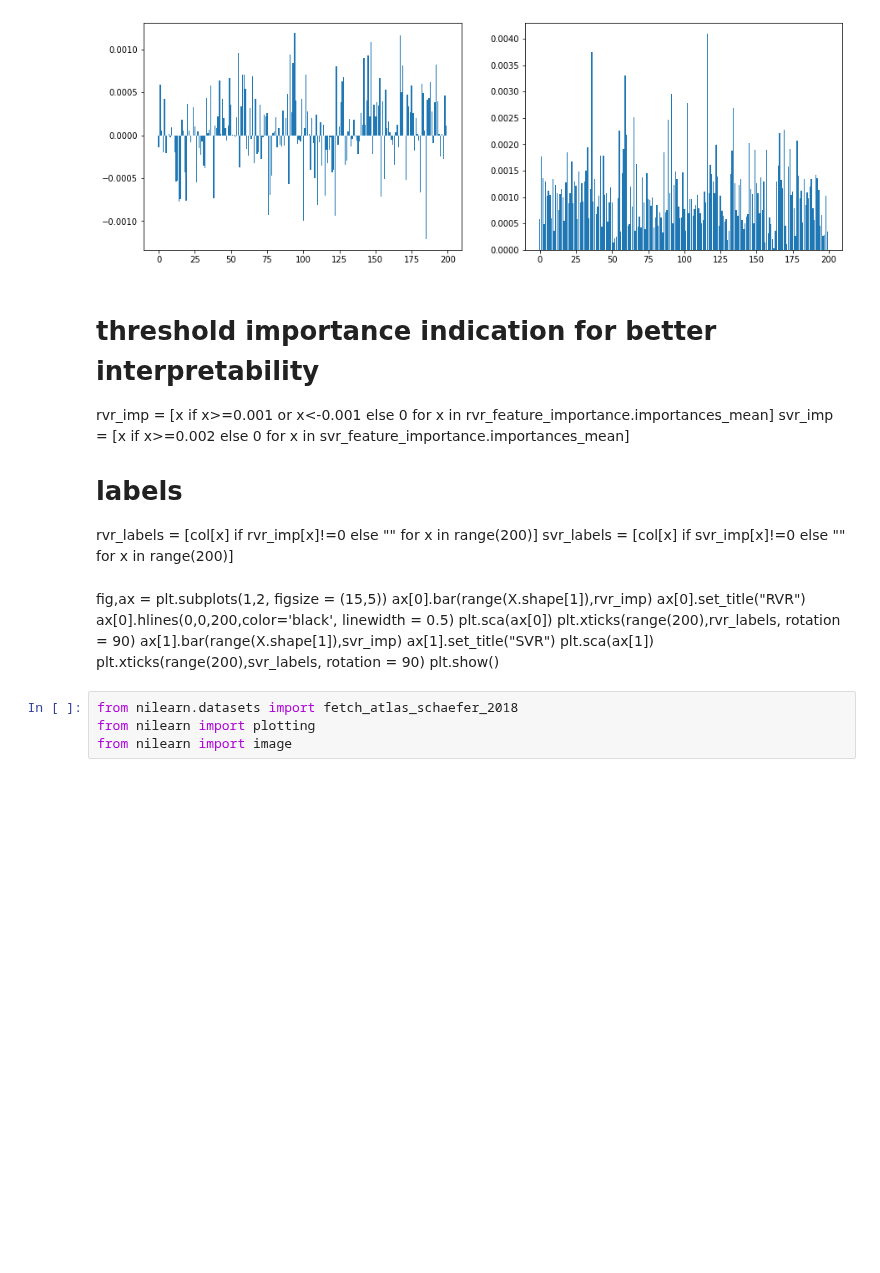
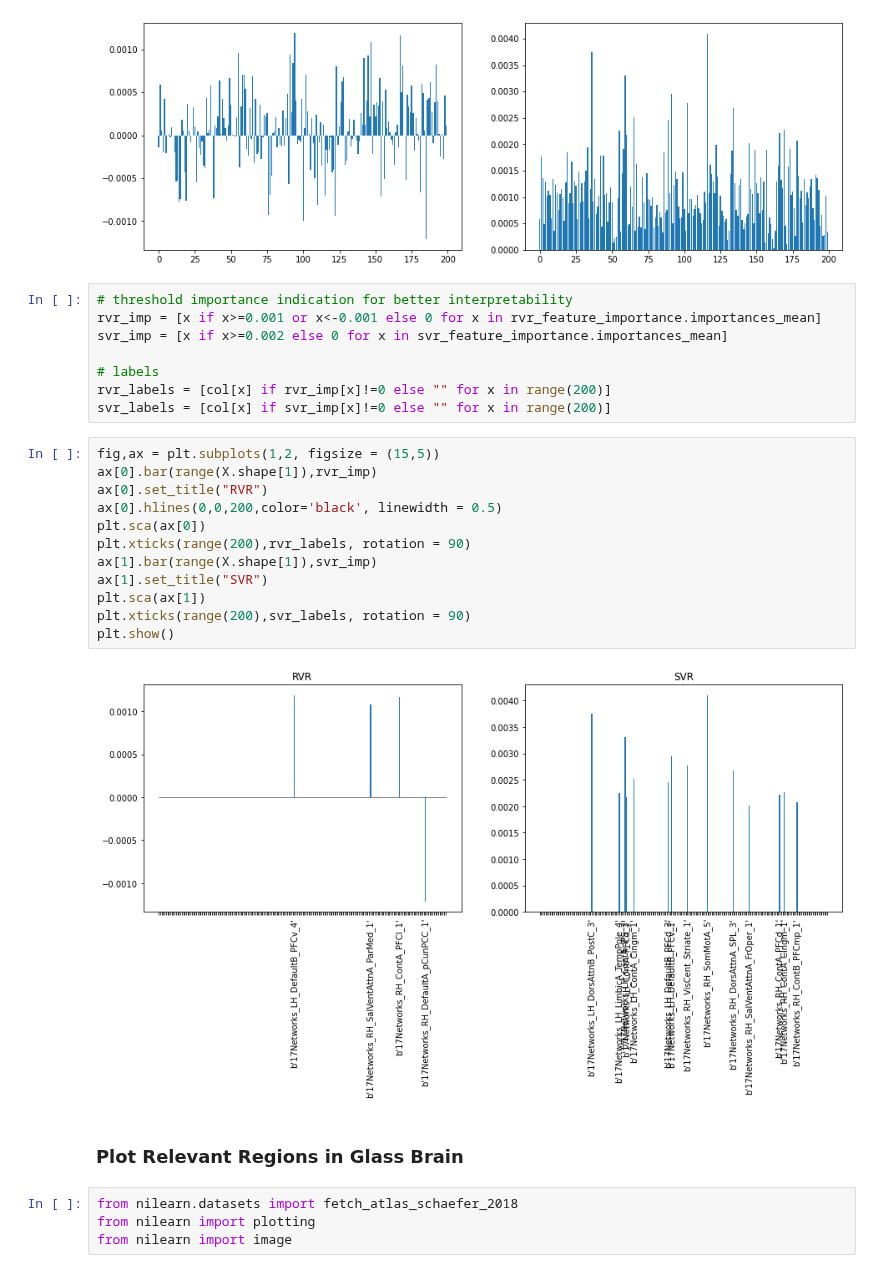
Before and after one commit to elenadoe/Brain_Age_PET_MRI, a Jupyter notebook: src/2_cv_test.ipynb, the cells around one changed output. Cells and saved outputs as stored; diff of their text form; blank space fills up the shorter version.

Commit message:
added permutation importance and plotting

```diff
--- a/src/2_cv_test.ipynb
+++ b/src/2_cv_test.ipynb
@@ -76,26 +78,30 @@ ax[1].bar(range(X.shape[1]),svr_feature_importance.importances_mean)
 plt.show()
 # %% [output]
 [figure]
-# %% [markdown]
-# threshold importance indication for better interpretability
-rvr_imp = [x if x>=0.001 or x<-0.001 else 0 for x in rvr_feature_importance.importances_mean]
-svr_imp = [x if x>=0.002 else 0 for x in svr_feature_importance.importances_mean]
-
-# labels
-rvr_labels = [col[x] if rvr_imp[x]!=0 else "" for x in range(200)]
-svr_labels = [col[x] if svr_imp[x]!=0 else "" for x in range(200)]
-# %% [markdown]
-fig,ax = plt.subplots(1,2, figsize = (15,5))
-ax[0].bar(range(X.shape[1]),rvr_imp)
-ax[0].set_title("RVR")
-ax[0].hlines(0,0,200,color='black', linewidth = 0.5)
-plt.sca(ax[0])
-plt.xticks(range(200),rvr_labels, rotation = 90)
-ax[1].bar(range(X.shape[1]),svr_imp)
-ax[1].set_title("SVR")
-plt.sca(ax[1])
-plt.xticks(range(200),svr_labels, rotation = 90)
-plt.show()
+# %%
+# threshold importance indication for better interpretability
+rvr_imp = [x if x>=0.001 or x<-0.001 else 0 for x in rvr_feature_importance.importances_mean]
+svr_imp = [x if x>=0.002 else 0 for x in svr_feature_importance.importances_mean]
+
+# labels
+rvr_labels = [col[x] if rvr_imp[x]!=0 else "" for x in range(200)]
+svr_labels = [col[x] if svr_imp[x]!=0 else "" for x in range(200)]
+# %%
+fig,ax = plt.subplots(1,2, figsize = (15,5))
+ax[0].bar(range(X.shape[1]),rvr_imp)
+ax[0].set_title("RVR")
+ax[0].hlines(0,0,200,color='black', linewidth = 0.5)
+plt.sca(ax[0])
+plt.xticks(range(200),rvr_labels, rotation = 90)
+ax[1].bar(range(X.shape[1]),svr_imp)
+ax[1].set_title("SVR")
+plt.sca(ax[1])
+plt.xticks(range(200),svr_labels, rotation = 90)
+plt.show()
+# %% [output]
+[figure, added]
+# %% [markdown]
+### Plot Relevant Regions in Glass Brain
 # %%
 from nilearn.datasets import fetch_atlas_schaefer_2018
 from nilearn import plotting
```
Also changed, not shown: parts of 2 cells of this notebook.
